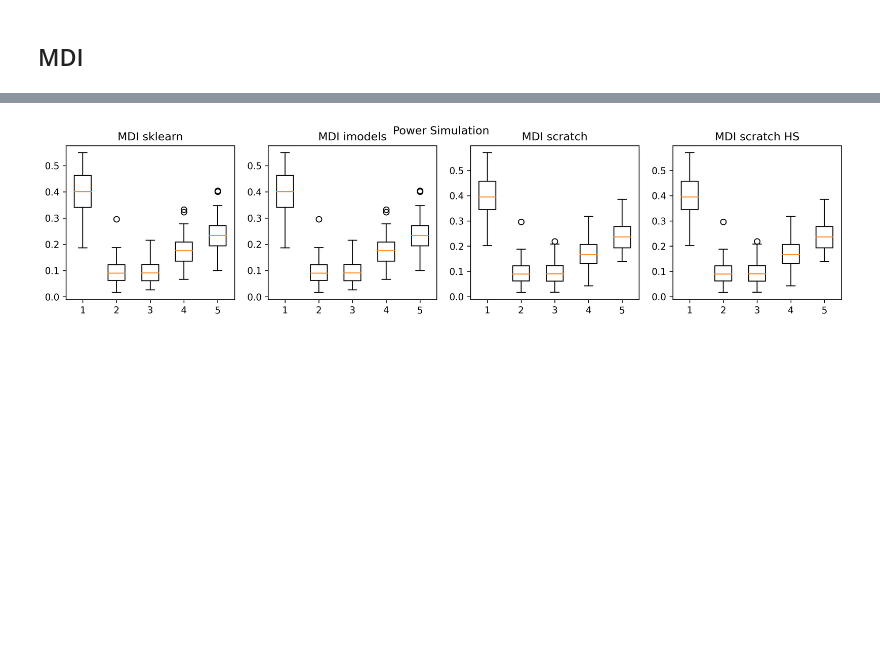
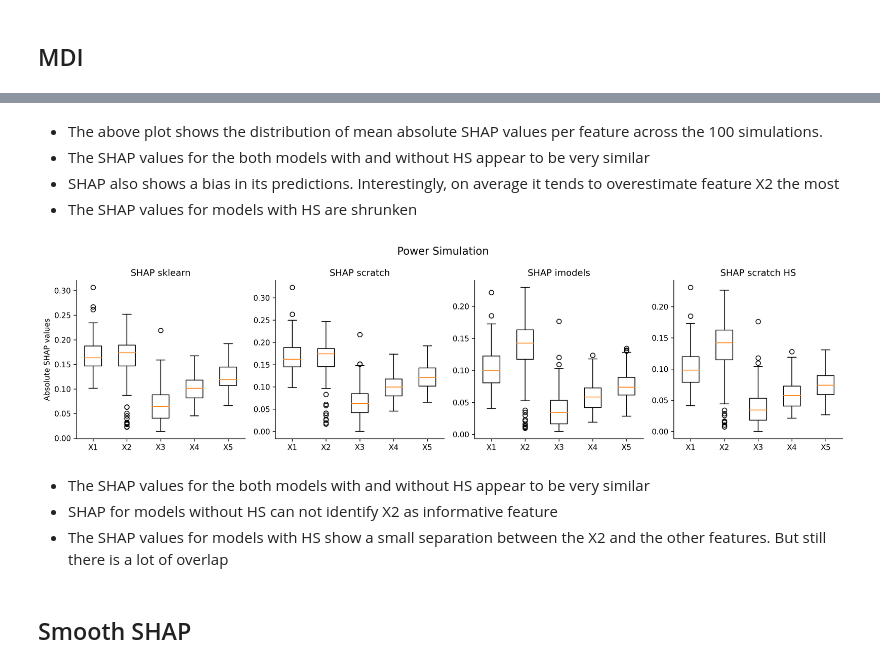
Before and after one commit to markusloecher/TreeBasedModel, a Jupyter notebook: notebooks/Strobl_simulation_experiment.ipynb, the cells around one changed output, grey strips where cells are left out. Saved outputs shown, nothing was run; the diff lists cells and outputs as text; code cells hidden in the pictures; blank space fills up the shorter version.

Commit message:
Add Strobl SHAP comparison

```diff
--- a/notebooks/Strobl_simulation_experiment.ipynb
+++ b/notebooks/Strobl_simulation_experiment.ipynb
@@ -26,6 +26,10 @@ from sklearn.ensemble import RandomForestClassifier, RandomForestRegressor
 from copy import deepcopy
 from sklearn.model_selection import train_test_split, cross_validate, cross_val_score, KFold
 import shap
+# %%
+# Gloabl figure settings
+mpl.rcParams['axes.spines.top'] = False
+mpl.rcParams['axes.spines.right'] = False
 # %% [markdown]
 # Strobl Simulation
 # %% [markdown]
@@ -138,15 +274,30 @@ axs1[3].set_title('MDI scratch HS');
+# %% [markdown]
+- The above plot shows the distribution of mean absolute SHAP values per feature across the 100 simulations.
+- The SHAP values for the both models with and without HS appear to be very similar
+- SHAP also shows a bias in its predictions. Interestingly, on average it tends to overestimate feature X2 the most
+- The SHAP values for models with HS are shrunken
 # %%
 #Power simulation
-fig, axs1 = plt.subplots(1,4, figsize=(15,3))
+fig, axs1 = plt.subplots(1,4, figsize=(15,4))
 
-fig.suptitle('Power Simulation')
-axs1[0].boxplot(np.array(feat_imps_power[0]))
-axs1[0].set_title('MDI sklearn')
-axs1[1].boxplot(np.array(feat_imps_power[1]))
-axs1[1].set_title('MDI imodels')
-axs1[2].boxplot(np.array(feat_imps_power[2]))
-axs1[2].set_title('MDI scratch')
-axs1[3].boxplot(np.array(feat_imps_power[3]))
-axs1[3].set_title('MDI scratch HS');
+fig.suptitle('Power Simulation', fontsize=14)
+
+axs1[0].boxplot(np.abs(np.array(shap_imps_power[0])).mean(axis=1), labels=x_label)
+axs1[0].set_title('SHAP sklearn')
+axs1[0].set_ylabel('Absolute SHAP values')
+axs1[1].boxplot(np.abs(np.array(shap_imps_power[2])).mean(axis=1), labels=x_label)
+axs1[1].set_title('SHAP scratch')
+axs1[2].boxplot(np.abs(np.array(shap_imps_power[1])).mean(axis=1), labels=x_label)
+axs1[2].set_title('SHAP imodels')
+axs1[3].boxplot(np.abs(np.array(shap_imps_power[3])).mean(axis=1), labels=x_label)
+axs1[3].set_title('SHAP scratch HS')
+
+fig.tight_layout();
 # %% [output]
-[figure, old version]
+[figure, new version]
+# %% [markdown]
+- The SHAP values for the both models with and without HS appear to be very similar
+- SHAP for models without HS can not identify X2 as informative feature
+- The SHAP values for models with HS show a small separation between the X2 and the other features. But still there is a lot of overlap
+# %% [markdown]
+## Smooth SHAP
```
Also changed, not shown: parts of 14 cells of this notebook, 1 other file.
